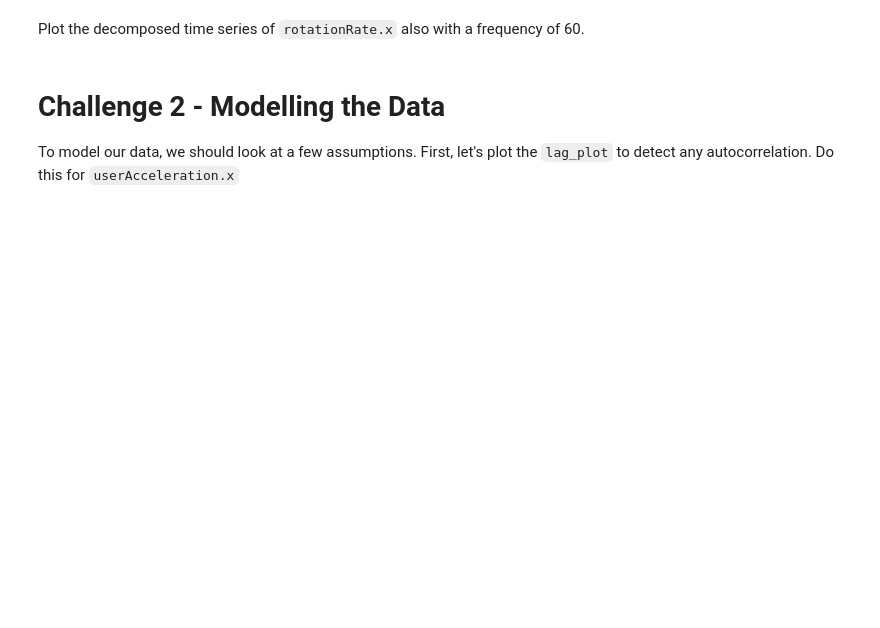
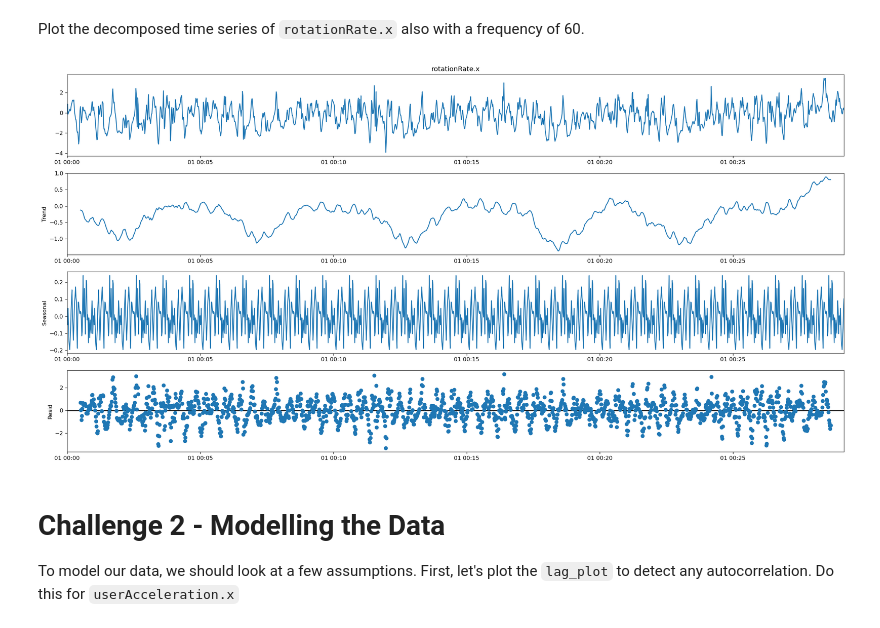
Before and after one commit to ivanrepi/dataptmad1121_labs, a Jupyter notebook: extra-work/m2/lab-time-series/your-code/main.ipynb, the cells around one changed output. Saved outputs shown, nothing was run; the diff lists cells and outputs as text; code cells hidden in the pictures; blank space fills up the shorter version.

```diff
--- a/extra-work/m2/lab-time-series/your-code/main.ipynb
+++ b/extra-work/m2/lab-time-series/your-code/main.ipynb
@@ -105,5 +113,12 @@ ValueError: freq S not understood. Please report if you think this is in error.
 # %% [markdown]
 Plot the decomposed time series of `rotationRate.x` also with a frequency of 60.
+# %%
+plt.rcParams['figure.figsize']=(20,10)
+
+decomposed_userAcceleration_x = sm.tsa.seasonal_decompose(sensor["rotationRate.x"], period = 60)
+decomposed_userAcceleration_x.plot();
+# %% [output]
+[figure, added]
 # %% [markdown]
 # Challenge 2 - Modelling the Data
 
```
Also changed, not shown: parts of 25 cells of this notebook.
